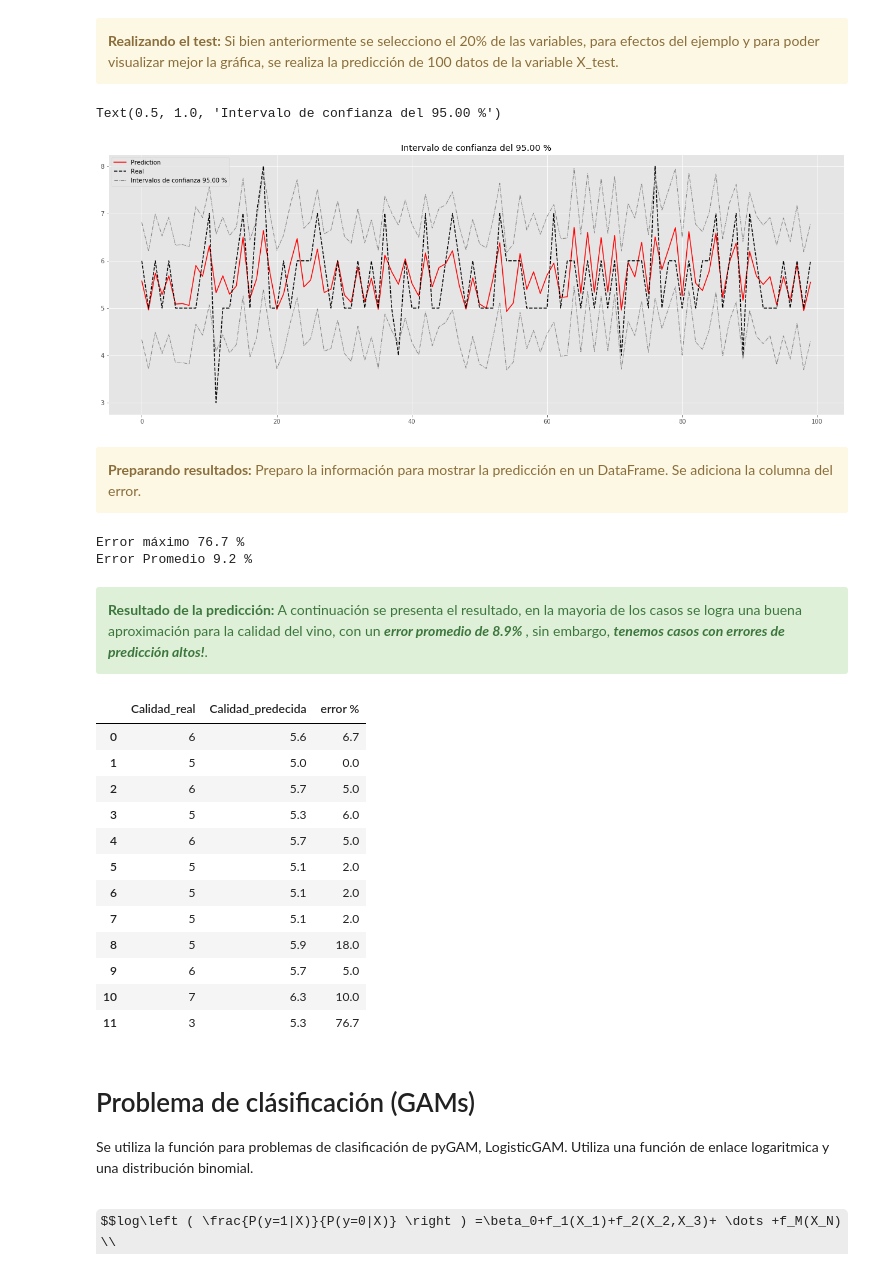
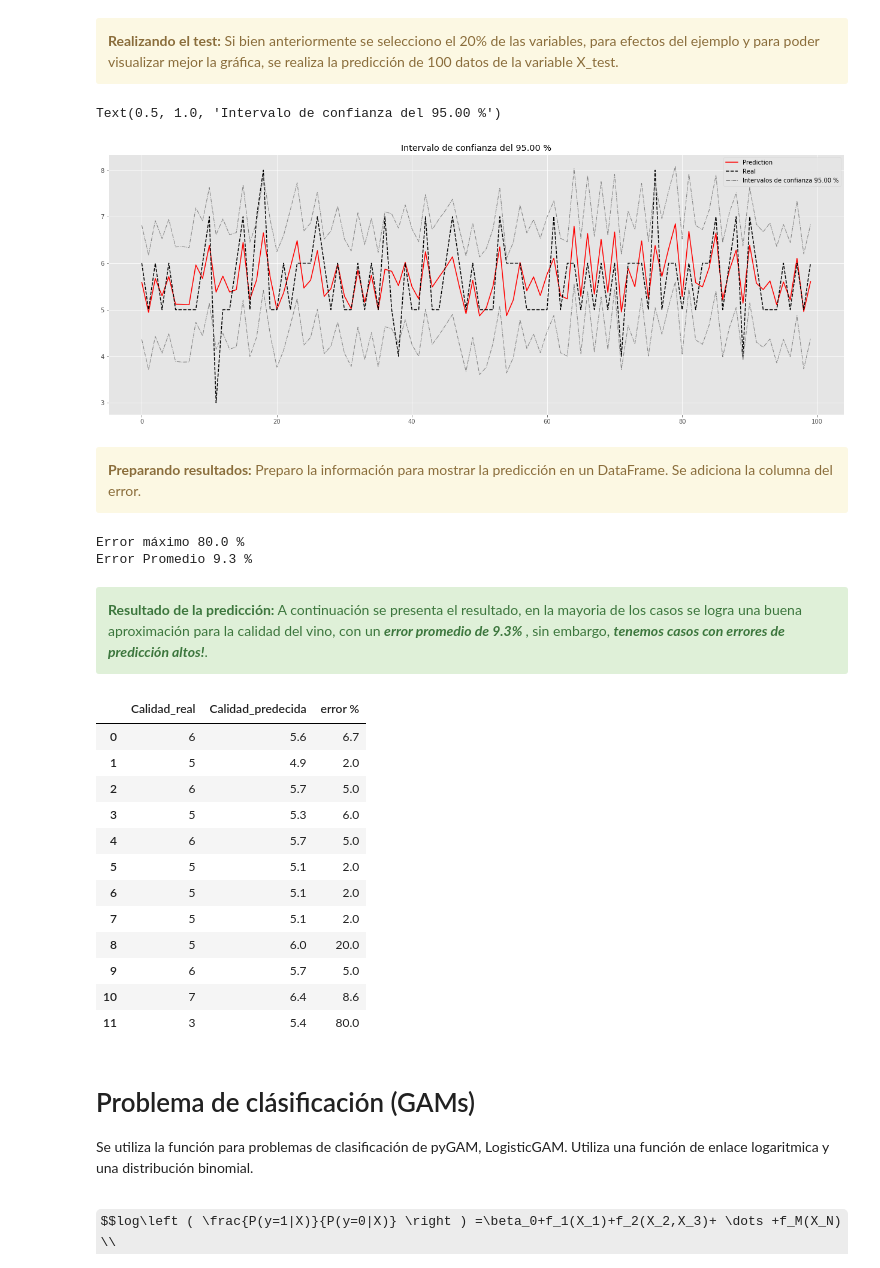
Before and after one commit to WRopero/GAMs_UdeA, a Jupyter notebook: GAMs_UdeA.ipynb, the cells around one changed output. Drawn from its saved outputs; the diff is of its cells as text; code cells hidden in the pictures; some formulas as TeX source.

```diff
--- a/GAMs_UdeA.ipynb
+++ b/GAMs_UdeA.ipynb
@@ -246,6 +246,9 @@ redwine_y = redwine['quality'] # Variable objetivo. Calidad del vino.
 # %% [markdown]
 ### Usamos la función <em>gridsearch()</em> para el suavizado
 # %%
-lams = np.logspace(-4, 100, 10)
-gam = LinearGAM().gridsearch(redwine_X, redwine_y, lam=lams)
+lams = np.random.rand(100, 11)
+lams = lams * 11 - 3
+lams = np.exp(lams)
+print(lams.shape)
+gam = LinearGAM(n_splines=10).gridsearch(redwine_X, redwine_y, lam=lams)
 # %% [output]
@@ -318,17 +323,17 @@ WARNING: p-values calculated in this manner behave correctly for un-penalized mo
 # %%
 """Tomo 100 valores para predecir"""
 predictions = gam.predict(X_test[:100])
 xsa = range(len(predictions))
 
 IC=0.95 # Intervalo de confianza
-
+plt.rcParams['figure.figsize'] = (22, 8)
 plt.plot(xsa, predictions, 'r', xsa, y_test[:100], '--k', lw = 1.5)
 plt.plot(xsa, gam.prediction_intervals(X_test[0:100], width=IC), color='gray', ls='-.', lw=1)
 plt.legend(('Prediction', 'Real', f'Intervalos de confianza {IC*100:.2f} %'))
 plt.title(f"Intervalo de confianza del {IC*100:.2f} %")
 # %% [output]
 Text(0.5, 1.0, 'Intervalo de confianza del 95.00 %')
-[figure, old version]
+[figure, new version]
 # %% [markdown]
 <div class="alert alert-block alert-warning"><b>Preparando resultados:</b> Preparo la información para mostrar  la predicción en un DataFrame. Se adiciona la columna del error. </div>
 # %%
@@ -350,26 +355,26 @@ table_predict['error %']=abs(round(((table_predict['Calidad_real'] -
 print("Error máximo", max(table_predict.loc[:99,'error %']),"%")
 print("Error Promedio", round(sum(table_predict.loc[:99,'error %'].values.tolist())/100,1),"%")
 # %% [output]
-Error máximo 76.7 %
-Error Promedio 9.2 %
+Error máximo 80.0 %
+Error Promedio 9.3 %
 # %% [markdown]
- <div class="alert alert-block alert-success"><b>Resultado de la predicción:</b> A continuación se presenta el resultado, en la mayoria de los casos se logra una buena aproximación para la calidad del vino, con un <em><b>error promedio de 8.9% </b></em>, sin embargo, <em><b>tenemos casos con errores de predicción altos!</em></b>.</div>
+ <div class="alert alert-block alert-success"><b>Resultado de la predicción:</b> A continuación se presenta el resultado, en la mayoria de los casos se logra una buena aproximación para la calidad del vino, con un <em><b>error promedio de 9.3% </b></em>, sin embargo, <em><b>tenemos casos con errores de predicción altos!</em></b>.</div>
 # %%
 table_predict.loc[:11,]
 # %% [output]
 |  | Calidad_real | Calidad_predecida | error % |
 | 0 | 6 | 5.6 | 6.7 |
-| 1 | 5 | 5.0 | 0.0 |
+| 1 | 5 | 4.9 | 2.0 |
 | 2 | 6 | 5.7 | 5.0 |
 | 3 | 5 | 5.3 | 6.0 |
 | 4 | 6 | 5.7 | 5.0 |
 | 5 | 5 | 5.1 | 2.0 |
 | 6 | 5 | 5.1 | 2.0 |
 | 7 | 5 | 5.1 | 2.0 |
-| 8 | 5 | 5.9 | 18.0 |
+| 8 | 5 | 6.0 | 20.0 |
 | 9 | 6 | 5.7 | 5.0 |
-| 10 | 7 | 6.3 | 10.0 |
-| 11 | 3 | 5.3 | 76.7 |
+| 10 | 7 | 6.4 | 8.6 |
+| 11 | 3 | 5.4 | 80.0 |
 # %% [markdown]
 # Problema de clásificación (GAMs)
 
```
Also changed, not shown: parts of 15 cells of this notebook, 1 other file.
